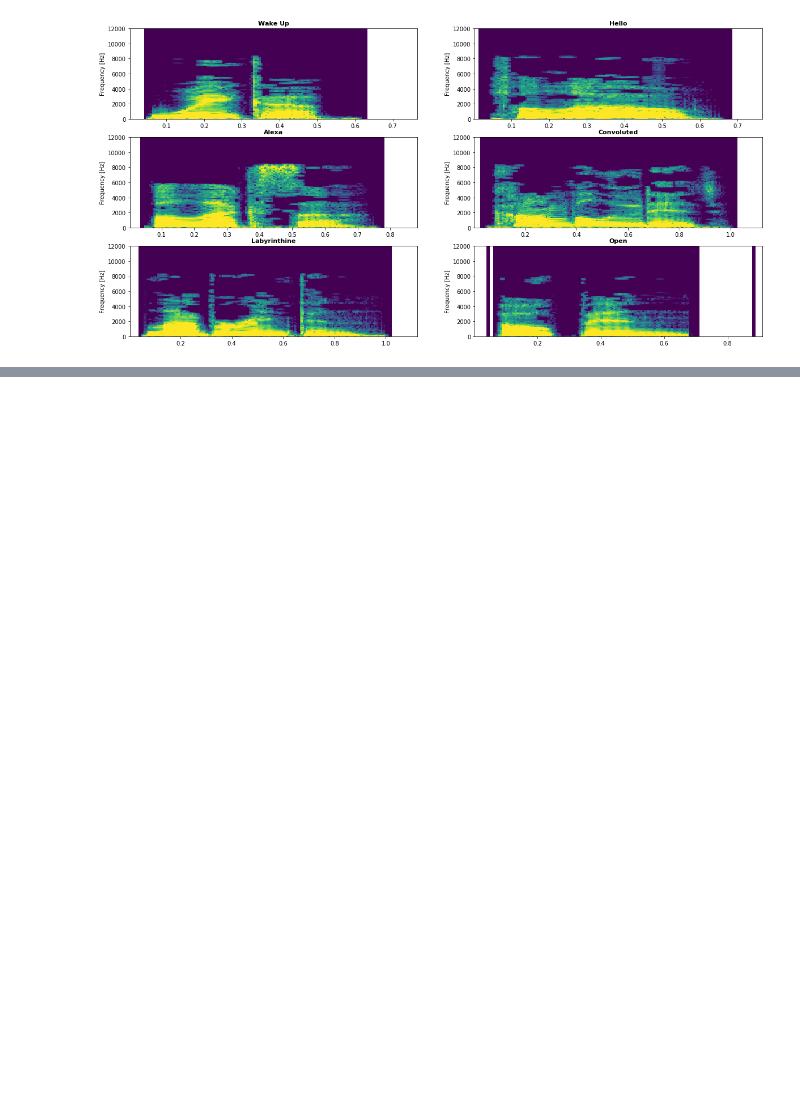
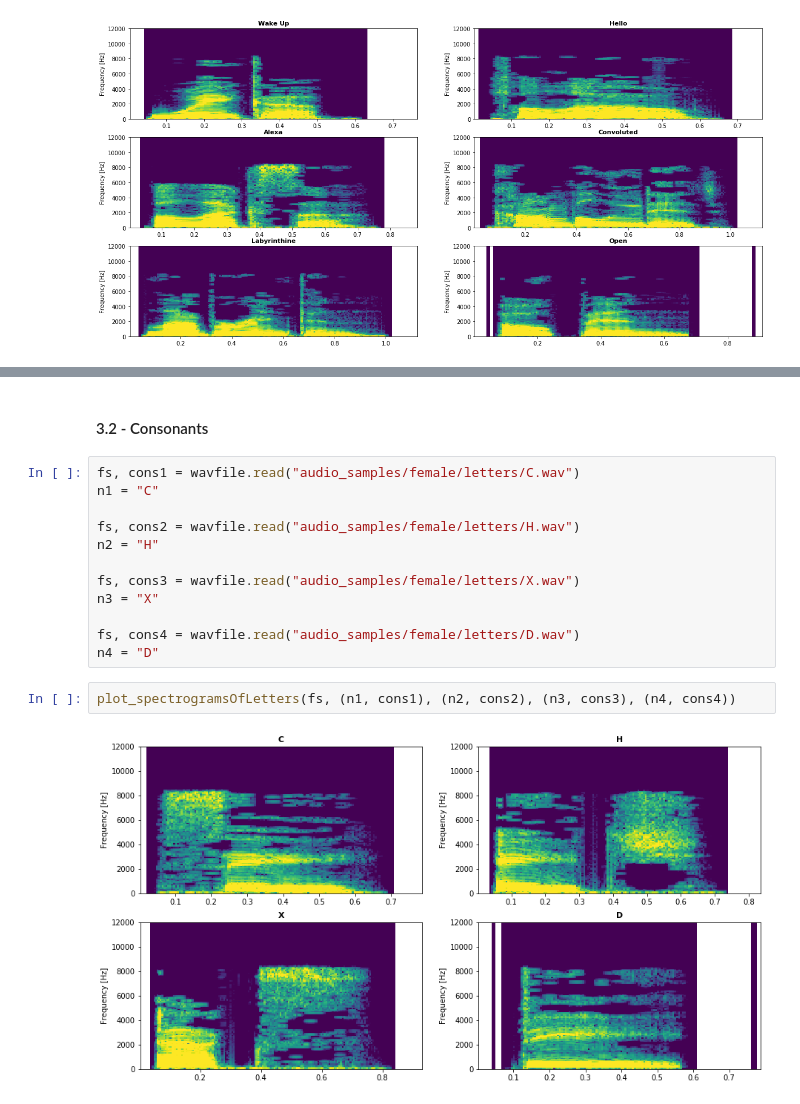
Before and after one commit to Belbaraka/alexa, a Jupyter notebook: modules/spectrogram/spectrogram.ipynb, the cells around one changed output, grey strips where cells are left out. Saved outputs shown, nothing was run; the diff lists cells and outputs as text; blank space fills up the shorter version.

```diff
--- a/modules/spectrogram/spectrogram.ipynb
+++ b/modules/spectrogram/spectrogram.ipynb
@@ -105,0 +137,18 @@ plot_spectrogramsOfWords(fs, (n1, signal1), (n2, signal2), (n3, signal3), (n4, s
+# %% [markdown]
+#### 3.2 - Consonants
+# %%
+fs, cons1 = wavfile.read("audio_samples/female/letters/C.wav")
+n1 = "C"
+
+fs, cons2 = wavfile.read("audio_samples/female/letters/H.wav")
+n2 = "H"
+
+fs, cons3 = wavfile.read("audio_samples/female/letters/X.wav")
+n3 = "X"
+
+fs, cons4 = wavfile.read("audio_samples/female/letters/D.wav")
+n4 = "D"
+# %%
+plot_spectrogramsOfLetters(fs, (n1, cons1), (n2, cons2), (n3, cons3), (n4, cons4))
+# %% [output]
+[figure, added]
```
Also changed, not shown: parts of 16 cells of this notebook, 9 other files.
